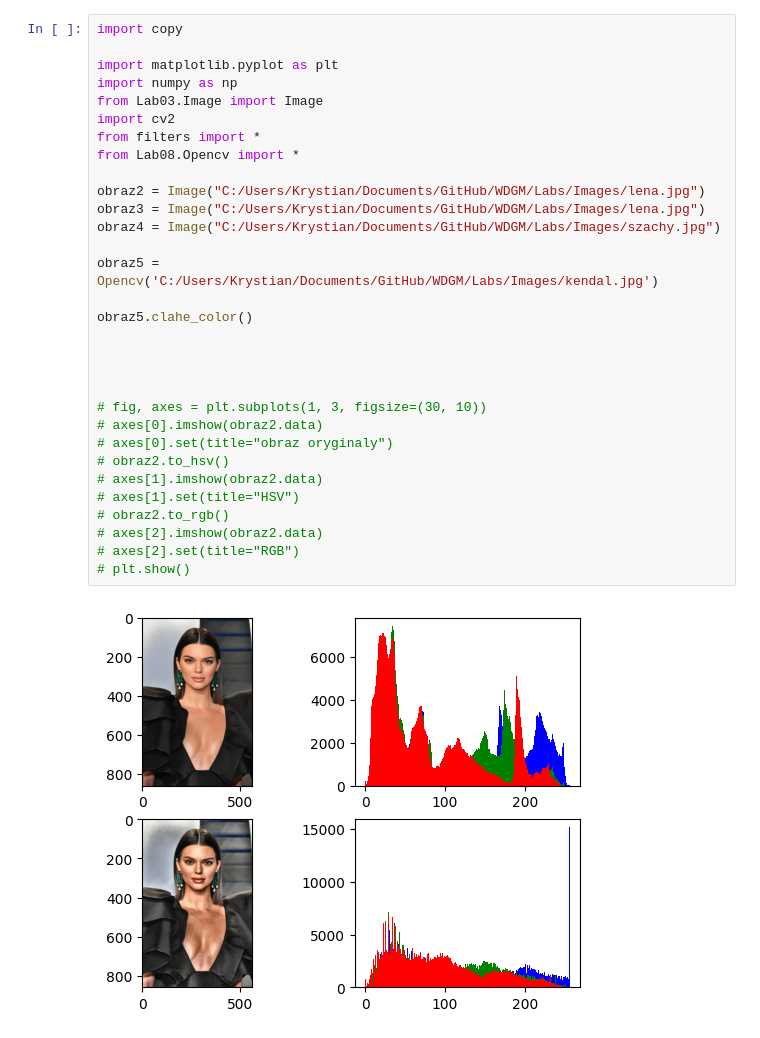
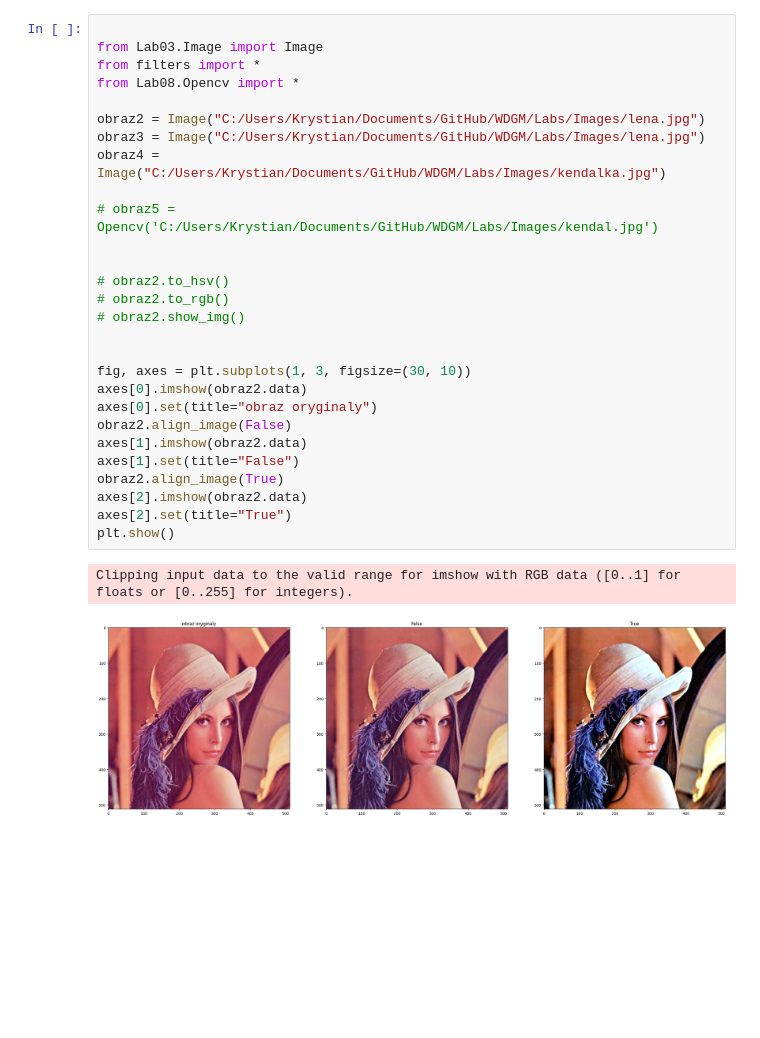
Before and after one commit to KrystianKierklo/WDGM, a Jupyter notebook: Labs/test.ipynb, the cells around one changed output. Saved outputs shown, nothing was run; the diff lists cells and outputs as text; blank space fills up the shorter version.

```diff
--- a/Labs/test.ipynb
+++ b/Labs/test.ipynb
@@ -1,33 +1,31 @@
 # %%
-import copy
 
-import matplotlib.pyplot as plt
-import numpy as np
 from Lab03.Image import Image
-import cv2
 from filters import *
 from Lab08.Opencv import *
 
 obraz2 = Image("C:/Users/Krystian/Documents/GitHub/WDGM/Labs/Images/lena.jpg")
 obraz3 = Image("C:/Users/Krystian/Documents/GitHub/WDGM/Labs/Images/lena.jpg")
-obraz4 = Image("C:/Users/Krystian/Documents/GitHub/WDGM/Labs/Images/szachy.jpg")
+obraz4 = Image("C:/Users/Krystian/Documents/GitHub/WDGM/Labs/Images/kendalka.jpg")
 
-obraz5 = Opencv('C:/Users/Krystian/Documents/GitHub/WDGM/Labs/Images/kendal.jpg')
-
-obraz5.clahe_color()
+# obraz5 = Opencv('C:/Users/Krystian/Documents/GitHub/WDGM/Labs/Images/kendal.jpg')
 
 
+# obraz2.to_hsv()
+# obraz2.to_rgb()
+# obraz2.show_img()
 
 
-# fig, axes = plt.subplots(1, 3, figsize=(30, 10))
-# axes[0].imshow(obraz2.data)
-# axes[0].set(title="obraz oryginaly")
-# obraz2.to_hsv()
-# axes[1].imshow(obraz2.data)
-# axes[1].set(title="HSV")
-# obraz2.to_rgb()
-# axes[2].imshow(obraz2.data)
-# axes[2].set(title="RGB")
-# plt.show()
+fig, axes = plt.subplots(1, 3, figsize=(30, 10))
+axes[0].imshow(obraz2.data)
+axes[0].set(title="obraz oryginaly")
+obraz2.align_image(False)
+axes[1].imshow(obraz2.data)
+axes[1].set(title="False")
+obraz2.align_image(True)
+axes[2].imshow(obraz2.data)
+axes[2].set(title="True")
+plt.show()
 # %% [output]
+Clipping input data to the valid range for imshow with RGB data ([0..1] for floats or [0..255] for integers).
-[figure, old version]
+[figure, new version]
```
Also changed, not shown: 1 other file.
